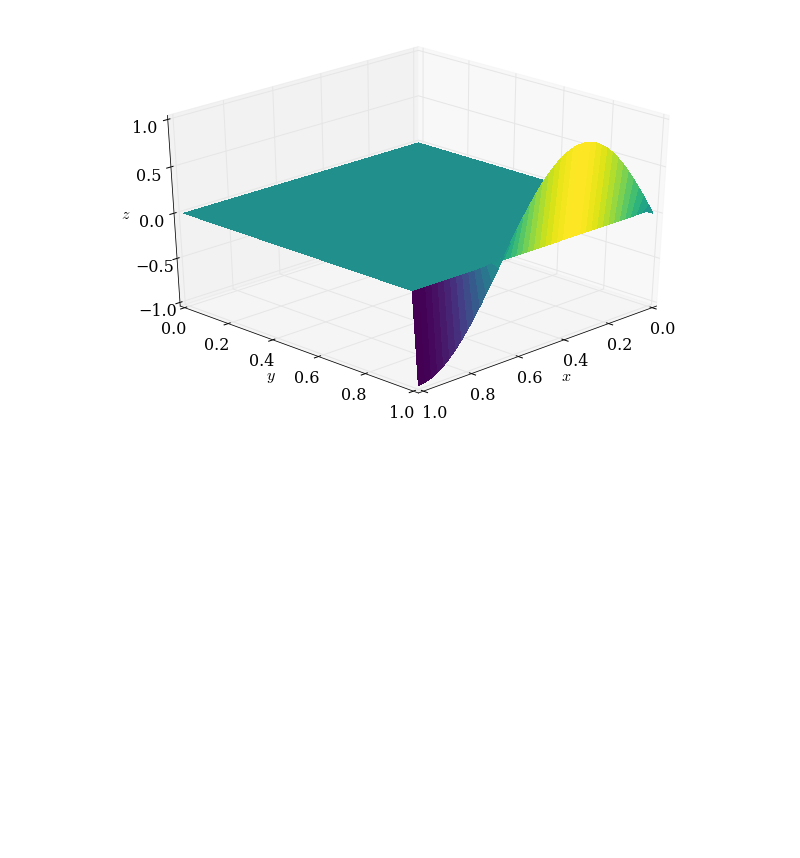
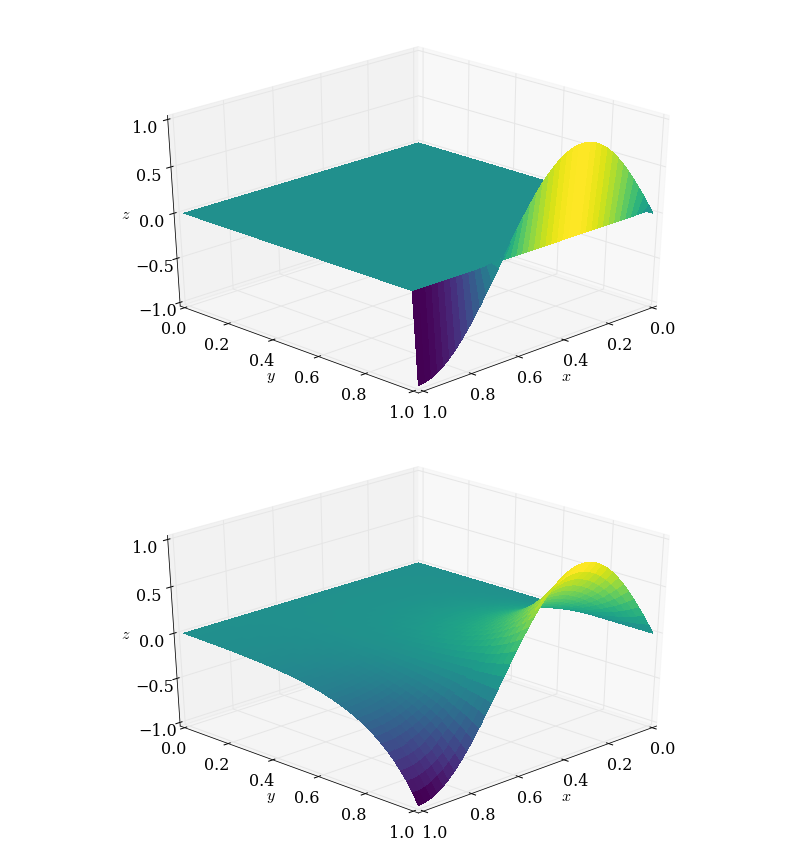
Before and after one commit to mjorisch/numerical-mooc, a Jupyter notebook: michaelj/module5_lesson1.ipynb, the cells around one changed output. Saved outputs shown, nothing was run; the diff lists cells and outputs as text; code cells hidden in the pictures; blank space fills up the shorter version.

```diff
--- a/michaelj/module5_lesson1.ipynb
+++ b/michaelj/module5_lesson1.ipynb
@@ -208,3 +208,9 @@ p[-1, :] = numpy.sin(1.5 * numpy.pi * x / x[-1])
 plot_3D(x, y , p)
 # %% [output]
 [figure]
+# %%
+p = laplace2d(p.copy(), y, dx, dy, 1e-8)
+# %%
+plot_3D(x, y, p)
+# %% [output]
+[figure, added]
```
